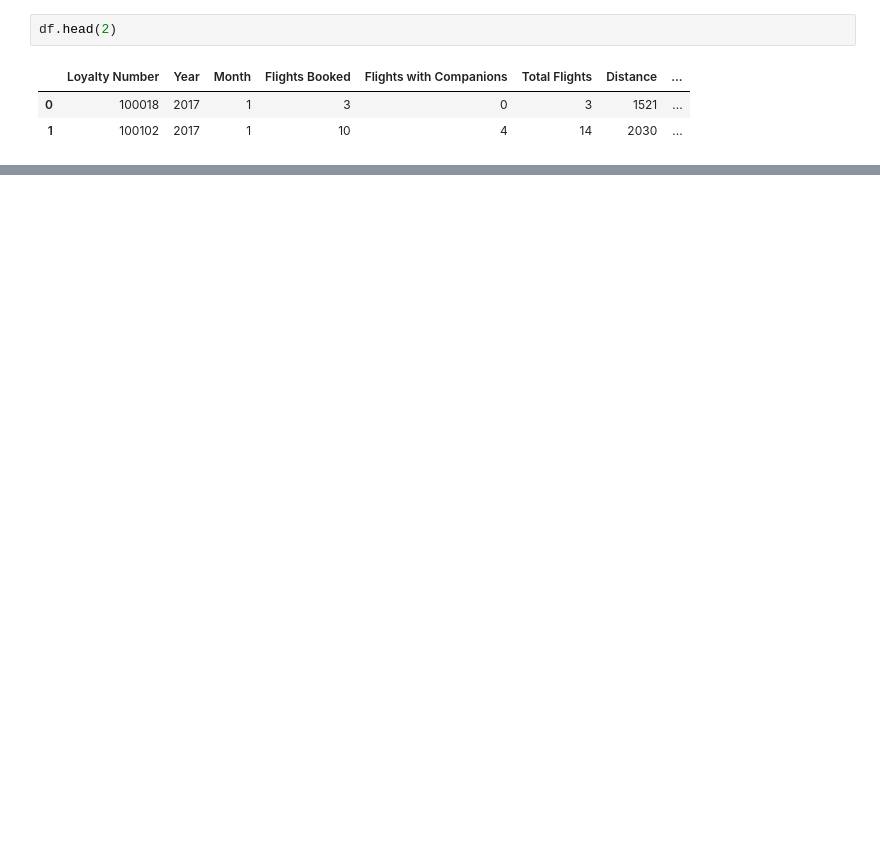
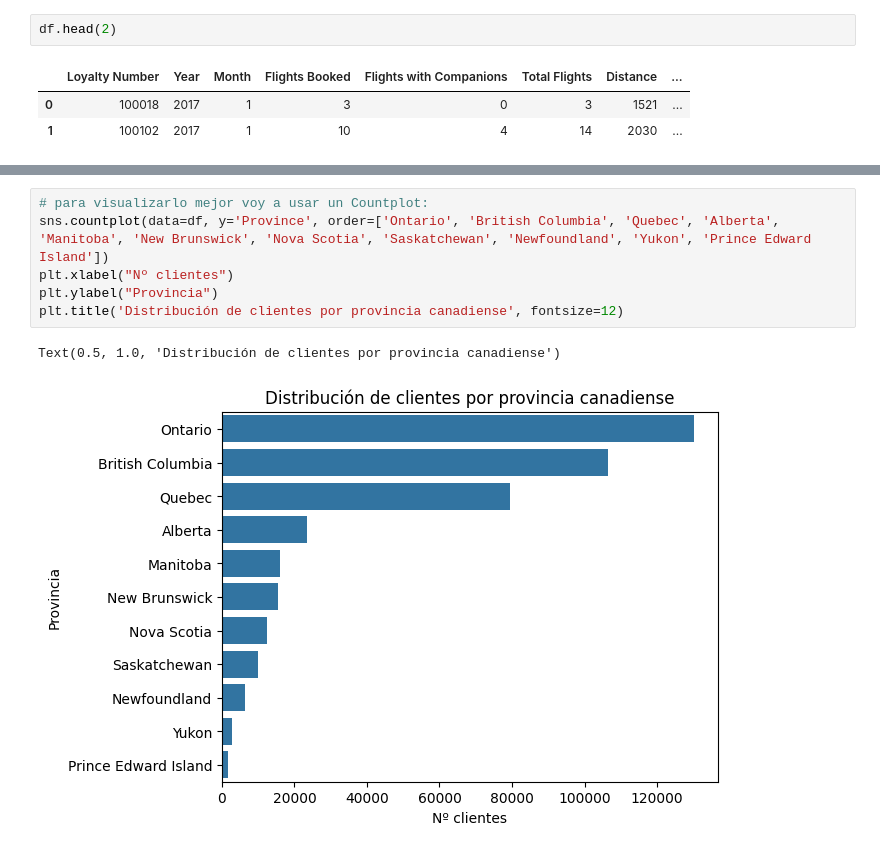
Before and after one commit to Adalab/bda-modulo-3-evaluacion-final-Lauris273, a Jupyter notebook: 2.Ejercicio_evaluación_módulo_3.ipynb, the cells around one changed output, grey strips where cells are left out. Drawn from its saved outputs; the diff is of its cells as text; blank space fills up the shorter version.

```diff
--- a/2.Ejercicio_evaluación_módulo_3.ipynb
+++ b/2.Ejercicio_evaluación_módulo_3.ipynb
@@ -191,0 +268,9 @@ df.head(2)
+# %%
+# para visualizarlo mejor voy a usar un Countplot:
+sns.countplot(data=df, y='Province', order=['Ontario', 'British Columbia', 'Quebec', 'Alberta', 'Manitoba', 'New Brunswick', 'Nova Scotia', 'Saskatchewan', 'Newfoundland', 'Yukon', 'Prince Edward Island'])
+plt.xlabel("Nº clientes")
+plt.ylabel("Provincia")
+plt.title('Distribución de clientes por provincia canadiense', fontsize=12)
+# %% [output]
+Text(0.5, 1.0, 'Distribución de clientes por provincia canadiense')
+[figure, added]
```
Also changed, not shown: parts of 17 cells of this notebook.
